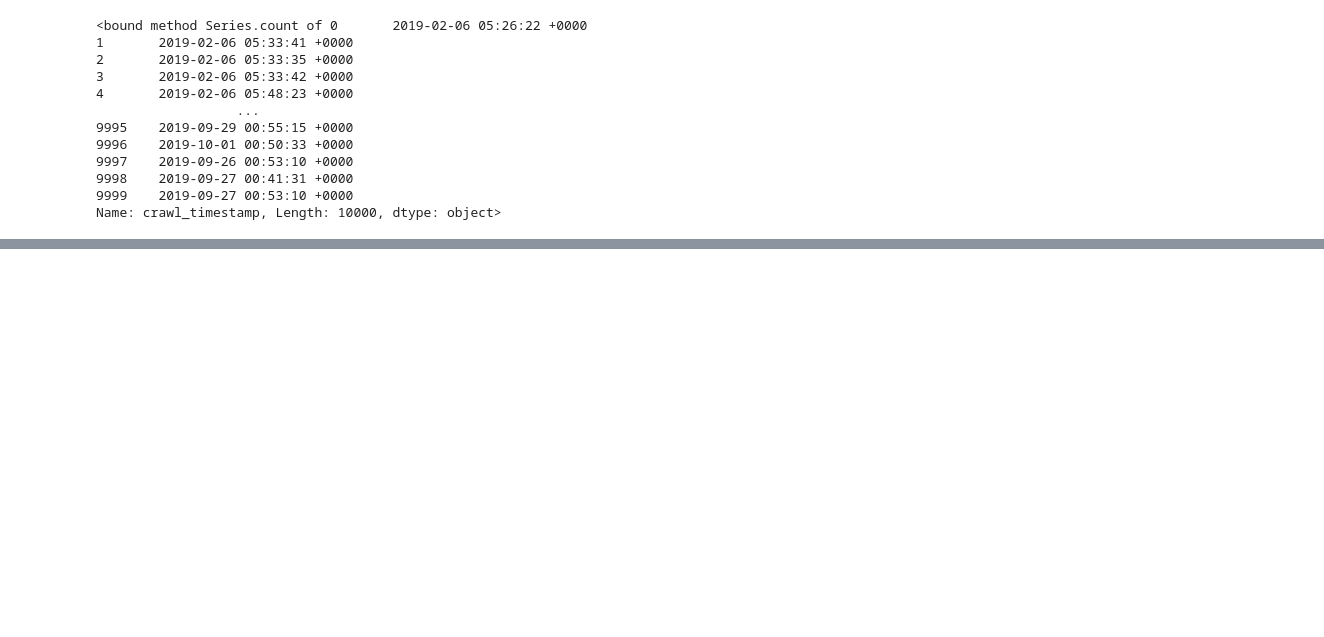
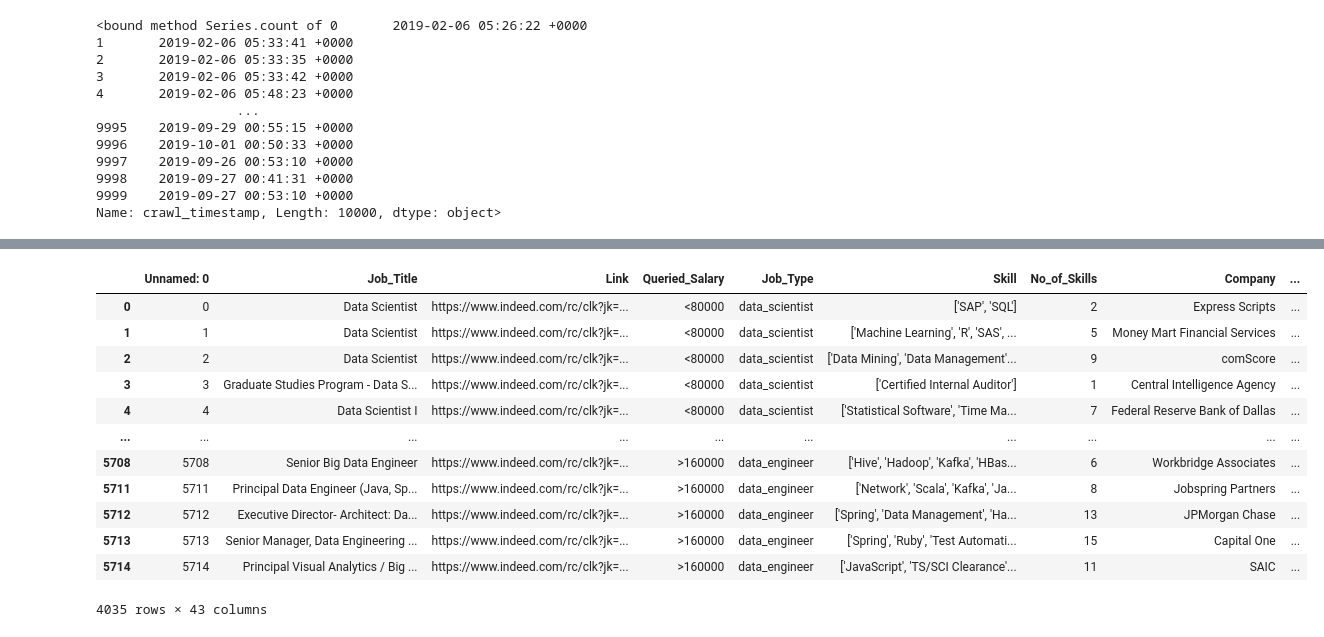
Before and after one commit to cselleck/The_Deadweights, a Jupyter notebook: It_Data_Try.ipynb, the cells around one changed output, grey strips where cells are left out. Saved outputs shown, nothing was run; the diff lists cells and outputs as text; code cells hidden in the pictures; blank space fills up the shorter version.

```diff
--- a/It_Data_Try.ipynb
+++ b/It_Data_Try.ipynb
@@ -82,0 +199,18 @@ Name: crawl_timestamp, Length: 10000, dtype: object>
+# %%
+# create a dataframe grouping by the 'Drug Regimen' column
+sorted_indeed_df = indeed_data_df.groupby('Job_Title')
+sorted_indeed_df.head(50)
+# %% [output]
+|  | Unnamed: 0 | Job_Title | Link | Queried_Salary | Job_Type | Skill | No_of_Skills | Company | ... |
+| 0 | 0 | Data Scientist | https://www.indeed.com/rc/clk?jk=... | <80000 | data_scientist | ['SAP', 'SQL'] | 2 | Express Scripts | ... |
+| 1 | 1 | Data Scientist | https://www.indeed.com/rc/clk?jk=... | <80000 | data_scientist | ['Machine Learning', 'R', 'SAS', ... | 5 | Money Mart Financial Services | ... |
+| 2 | 2 | Data Scientist | https://www.indeed.com/rc/clk?jk=... | <80000 | data_scientist | ['Data Mining', 'Data Management'... | 9 | comScore | ... |
+| 3 | 3 | Graduate Studies Program - Data S... | https://www.indeed.com/rc/clk?jk=... | <80000 | data_scientist | ['Certified Internal Auditor'] | 1 | Central Intelligence Agency | ... |
+| 4 | 4 | Data Scientist I | https://www.indeed.com/rc/clk?jk=... | <80000 | data_scientist | ['Statistical Software', 'Time Ma... | 7 | Federal Reserve Bank of Dallas | ... |
+| ... | ... | ... | ... | ... | ... | ... | ... | ... | ... |
+| 5708 | 5708 | Senior Big Data Engineer | https://www.indeed.com/rc/clk?jk=... | >160000 | data_engineer | ['Hive', 'Hadoop', 'Kafka', 'HBas... | 6 | Workbridge Associates | ... |
+| 5711 | 5711 | Principal Data Engineer (Java, Sp... | https://www.indeed.com/rc/clk?jk=... | >160000 | data_engineer | ['Network', 'Scala', 'Kafka', 'Ja... | 8 | Jobspring Partners | ... |
+| 5712 | 5712 | Executive Director- Architect: Da... | https://www.indeed.com/rc/clk?jk=... | >160000 | data_engineer | ['Spring', 'Data Management', 'Ha... | 13 | JPMorgan Chase | ... |
+| 5713 | 5713 | Senior Manager, Data Engineering ... | https://www.indeed.com/rc/clk?jk=... | >160000 | data_engineer | ['Spring', 'Ruby', 'Test Automati... | 15 | Capital One | ... |
+| 5714 | 5714 | Principal Visual Analytics / Big ... | https://www.indeed.com/rc/clk?jk=... | >160000 | data_engineer | ['JavaScript', 'TS/SCI Clearance'... | 11 | SAIC | ... |
+4035 rows × 43 columns
```
Also changed, not shown: parts of 7 cells of this notebook, 1 other file.
